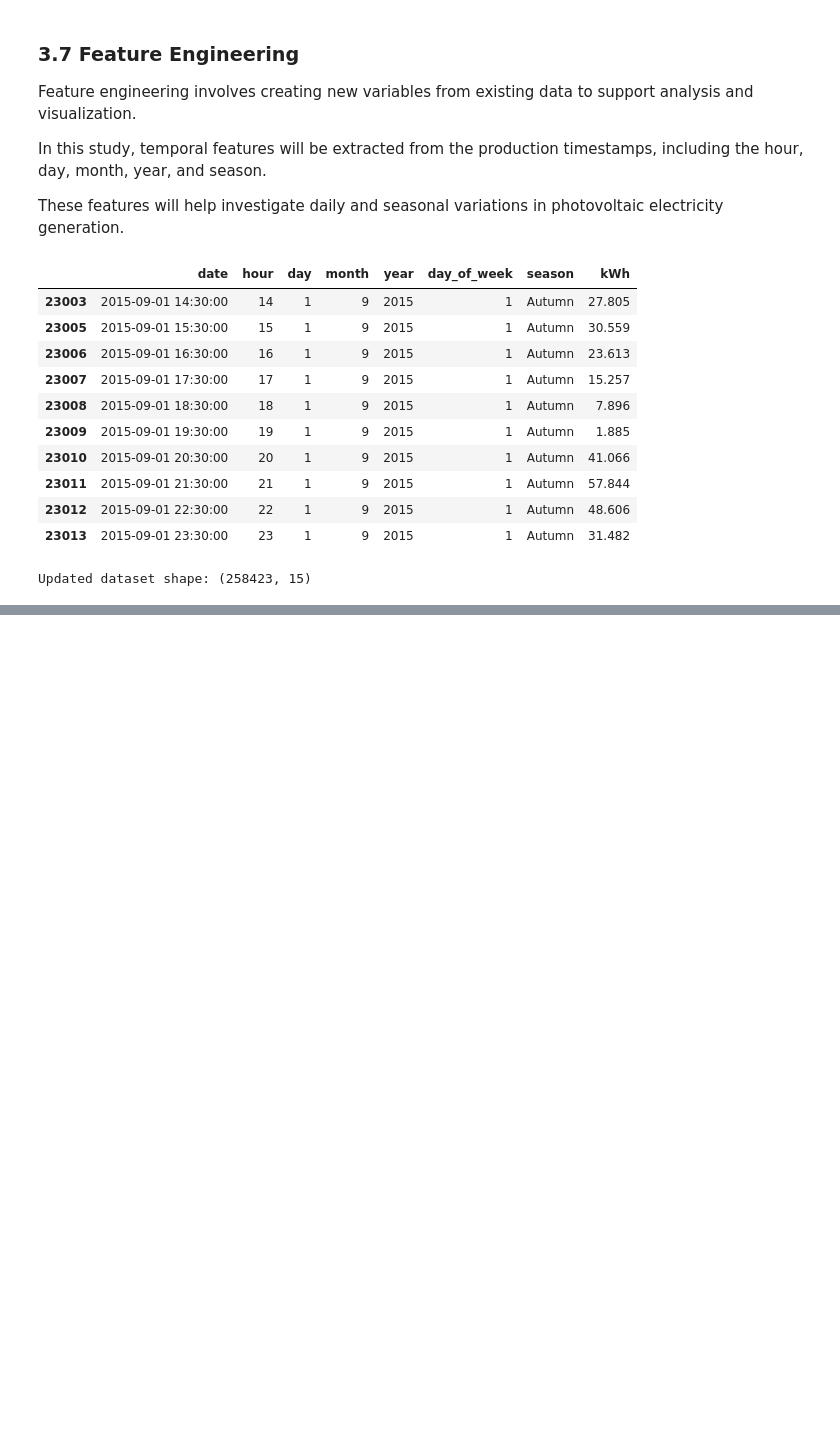
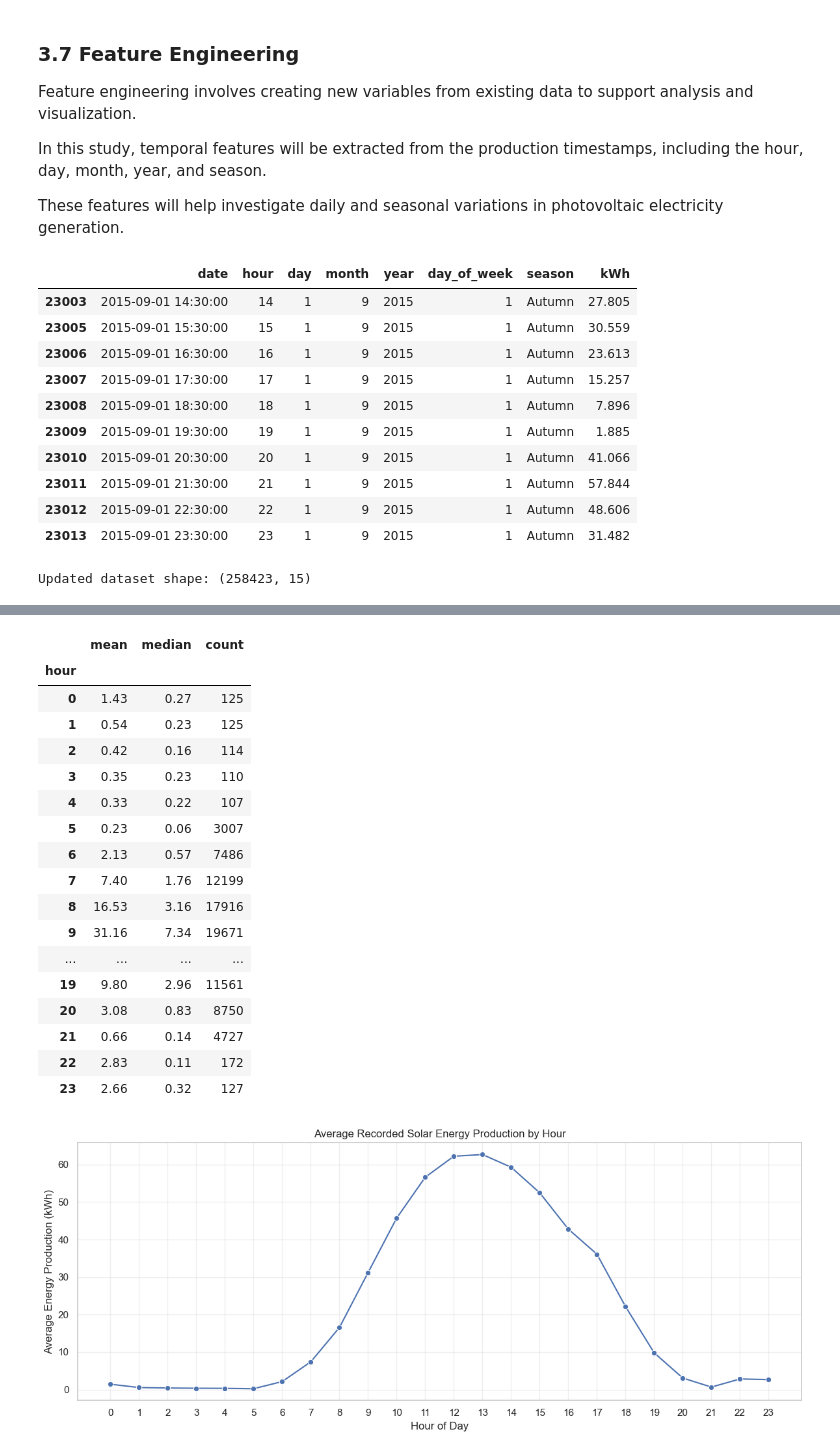
Before and after one commit to damisar/Solar-Energy-Production-Analysis, a Jupyter notebook: notebooks/solar_production_eda.ipynb, the cells around one changed output, grey strips where cells are left out. Drawn from its saved outputs; the diff is of its cells as text; code cells hidden in the pictures; blank space fills up the shorter version.

Commit message:
Complete data quality assessment and outlier investigation

```diff
--- a/notebooks/solar_production_eda.ipynb
+++ b/notebooks/solar_production_eda.ipynb
@@ -581,0 +718,48 @@ Updated dataset shape: (258423, 15)
+# %%
+
+# Calculate average production by hour
+hourly_production = (
+    df.groupby("hour")["kWh"]
+    .agg(["mean", "median", "count"])
+    .reindex(range(24))
+)
+
+display(hourly_production.round(2))
+
+# Visualize average recorded production
+plt.figure(figsize=(12, 5))
+
+sns.lineplot(
+    data=hourly_production,
+    x=hourly_production.index,
+    y="mean",
+    marker="o"
+)
+
+plt.title("Average Recorded Solar Energy Production by Hour")
+plt.xlabel("Hour of Day")
+plt.ylabel("Average Energy Production (kWh)")
+plt.xticks(range(24))
+plt.grid(True, alpha=0.3)
+plt.tight_layout()
+plt.show()
+# %% [output]
+|  | mean | median | count |
+| hour |  |  |  |
+| 0 | 1.43 | 0.27 | 125 |
+| 1 | 0.54 | 0.23 | 125 |
+| 2 | 0.42 | 0.16 | 114 |
+| 3 | 0.35 | 0.23 | 110 |
+| 4 | 0.33 | 0.22 | 107 |
+| 5 | 0.23 | 0.06 | 3007 |
+| 6 | 2.13 | 0.57 | 7486 |
+| 7 | 7.40 | 1.76 | 12199 |
+| 8 | 16.53 | 3.16 | 17916 |
+| 9 | 31.16 | 7.34 | 19671 |
+| ... | ... | ... | ... |
+| 19 | 9.80 | 2.96 | 11561 |
+| 20 | 3.08 | 0.83 | 8750 |
+| 21 | 0.66 | 0.14 | 4727 |
+| 22 | 2.83 | 0.11 | 172 |
+| 23 | 2.66 | 0.32 | 127 |
+[figure, added]
```
Also changed, not shown: parts of 12 cells of this notebook.
